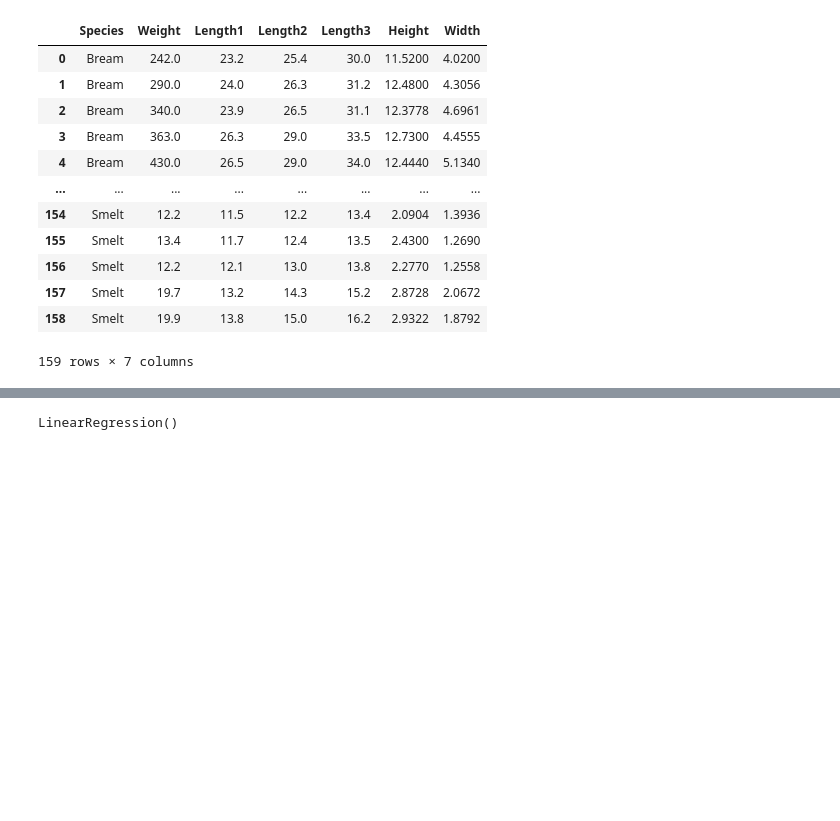
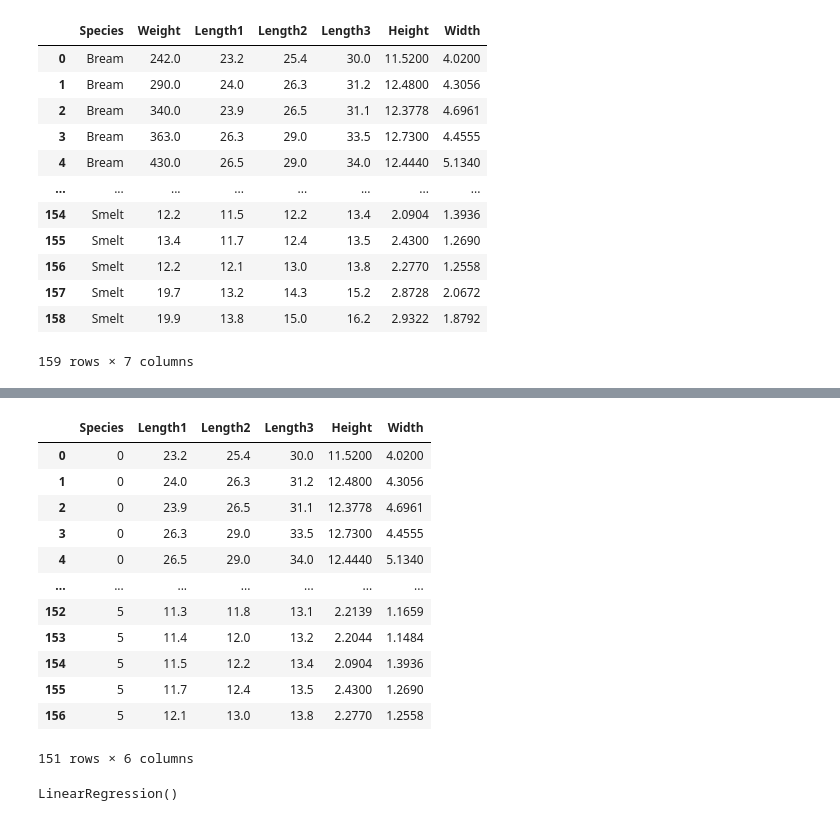
Before and after one commit to Adelaaas/Data_science_basic_22-23_1, a Jupyter notebook: Весенний семестр/home_work_1_lin_reg/LinearRegNechaev.ipynb, the cells around one changed output, grey strips where cells are left out. Cells and saved outputs as stored; diff of their text form; code cells hidden in the pictures; blank space fills up the shorter version.

```diff
--- a/Весенний семестр/home_work_1_lin_reg/LinearRegNechaev.ipynb
+++ b/Весенний семестр/home_work_1_lin_reg/LinearRegNechaev.ipynb
@@ -57 +106,22 @@ plt.show()
+# %%
+y = df1['Weight']
+x = df1.drop(columns=["Weight"])
+encoder = preprocessing.LabelEncoder()
+encoder.fit(x['Species'])
+x["Species"] = encoder.transform(x["Species"])
+x
+# %% [output]
+|  | Species | Length1 | Length2 | Length3 | Height | Width |
+| 0 | 0 | 23.2 | 25.4 | 30.0 | 11.5200 | 4.0200 |
+| 1 | 0 | 24.0 | 26.3 | 31.2 | 12.4800 | 4.3056 |
+| 2 | 0 | 23.9 | 26.5 | 31.1 | 12.3778 | 4.6961 |
+| 3 | 0 | 26.3 | 29.0 | 33.5 | 12.7300 | 4.4555 |
+| 4 | 0 | 26.5 | 29.0 | 34.0 | 12.4440 | 5.1340 |
+| ... | ... | ... | ... | ... | ... | ... |
+| 152 | 5 | 11.3 | 11.8 | 13.1 | 2.2139 | 1.1659 |
+| 153 | 5 | 11.4 | 12.0 | 13.2 | 2.2044 | 1.1484 |
+| 154 | 5 | 11.5 | 12.2 | 13.4 | 2.0904 | 1.3936 |
+| 155 | 5 | 11.7 | 12.4 | 13.5 | 2.4300 | 1.2690 |
+| 156 | 5 | 12.1 | 13.0 | 13.8 | 2.2770 | 1.2558 |
+151 rows × 6 columns
 # %%
```
Also changed, not shown: parts of 7 cells of this notebook.
